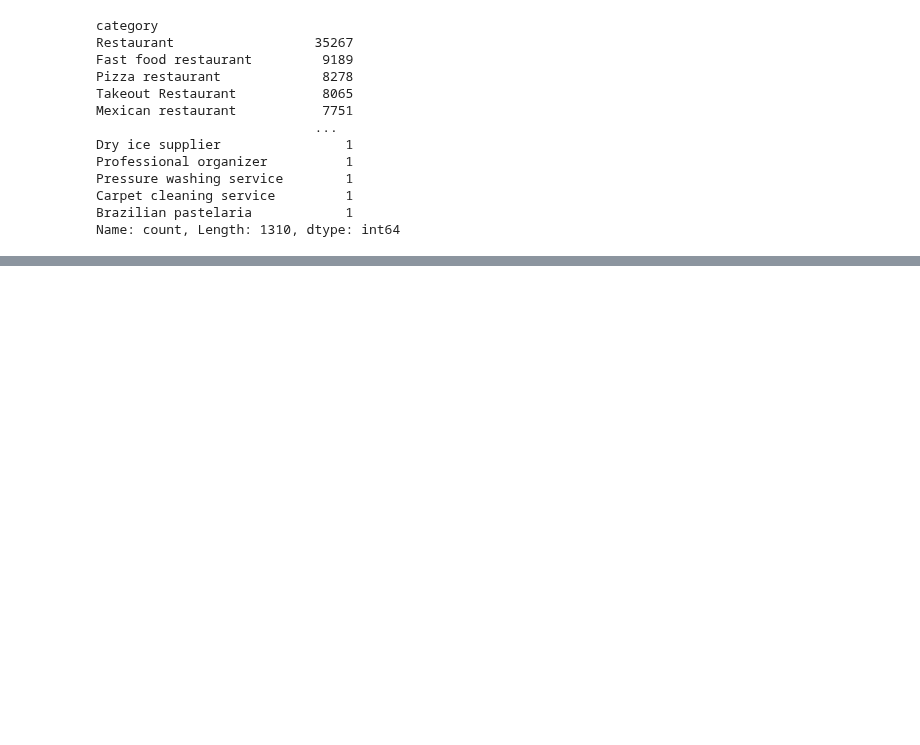
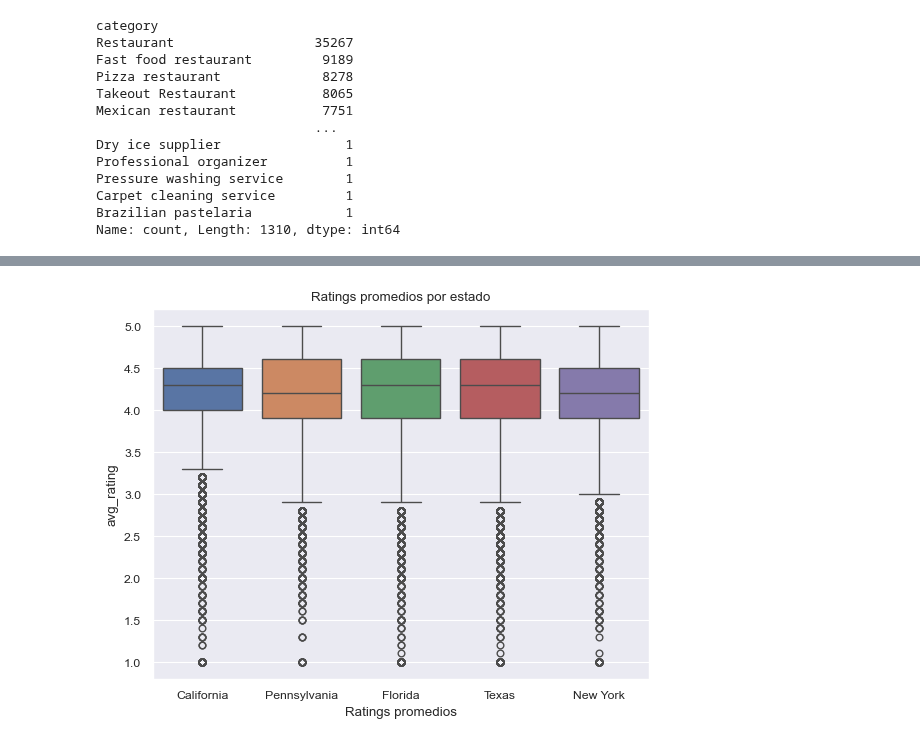
Before and after one commit to Aspirina180mg/PF_DATAPT07, a Jupyter notebook: Distribucion_Datos.ipynb, the cells around one changed output, grey strips where cells are left out. Cells and saved outputs as stored; diff of their text form; code cells hidden in the pictures; blank space fills up the shorter version.

```diff
--- a/Distribucion_Datos.ipynb
+++ b/Distribucion_Datos.ipynb
@@ -440,0 +453,7 @@ TypeError: sequence item 0: expected str instance, numpy.ndarray found
+# %%
+sns.boxplot(data=df_maps_restaurantes, x='state_name', y='avg_rating', hue="state_name" )
+plt.title('Ratings promedios por estado')
+plt.xlabel('Ratings promedios')
+plt.show()
+# %% [output]
+[figure, added]
```
Also changed, not shown: parts of 14 cells of this notebook.
